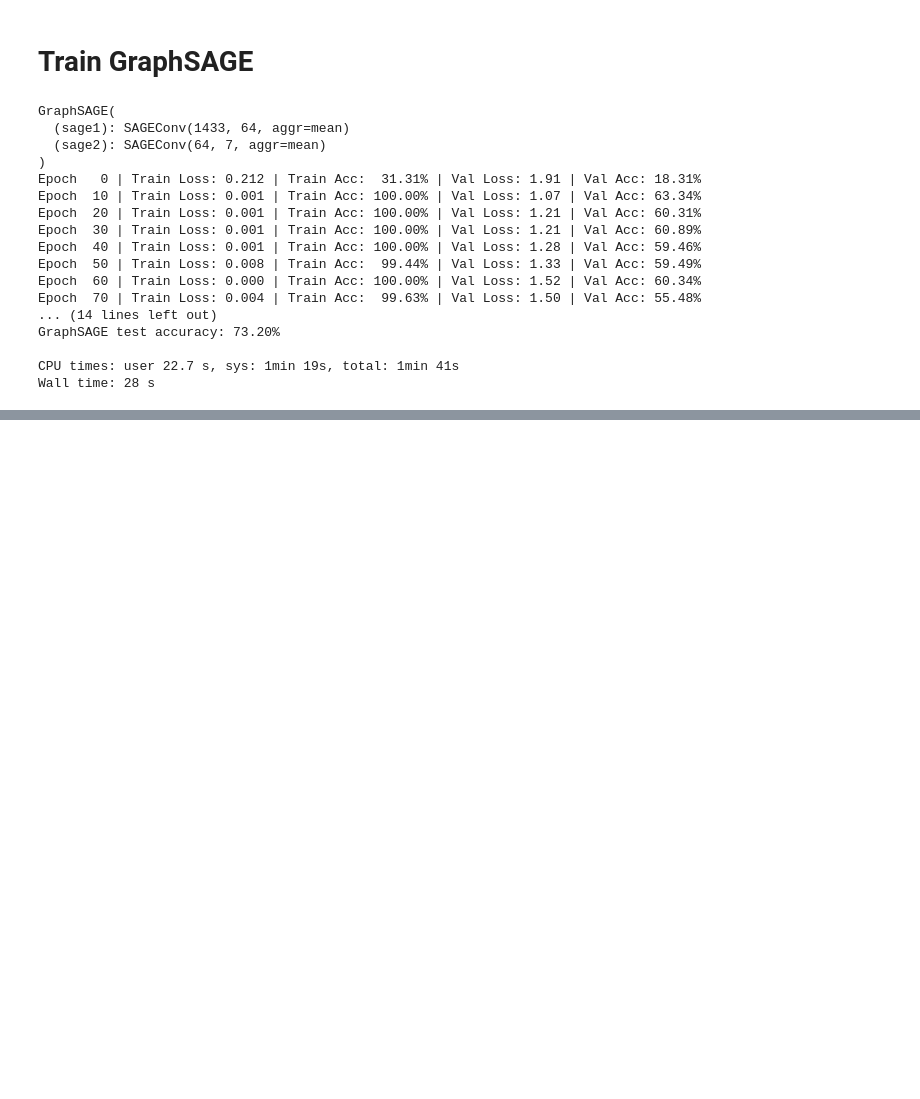
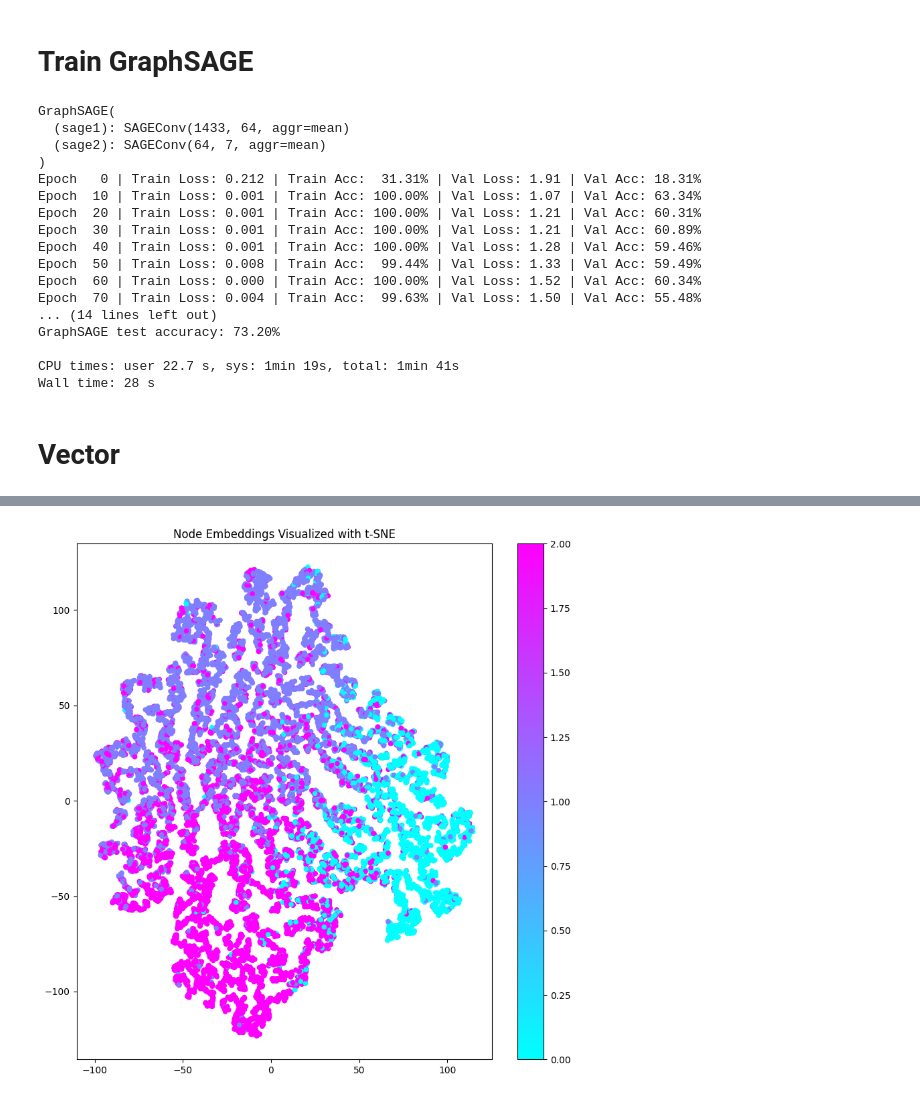
Before and after one commit to poppypeapea/dynmamic-form-testing, a Jupyter notebook: GraphSAGE.ipynb, the cells around one changed output, grey strips where cells are left out. Drawn from its saved outputs; the diff is of its cells as text; code cells hidden in the pictures; blank space fills up the shorter version.

Commit message:
model implement

```diff
--- a/GraphSAGE.ipynb
+++ b/GraphSAGE.ipynb
@@ -249,3 +266,5 @@ GraphSAGE test accuracy: 73.20%
 
 CPU times: user 22.7 s, sys: 1min 19s, total: 1min 41s
 Wall time: 28 s
+# %% [markdown]
+# Vector
@@ -251,0 +273,50 @@ Wall time: 28 s
+# %%
+# Instantiate the model, define the optimizer and the loss function
+model = GraphSAGE(dataset.num_features, 64, 16) # Reduce the output dimension to 16 for visualization
+optimizer = torch.optim.Adam(model.parameters(), lr=0.01, weight_decay=5e-4)
+criterion = torch.nn.CrossEntropyLoss()
+
+# Training function
+def train():
+    model.train()
+    total_loss = 0
+    batch_count = 0
+    for batch in train_loader:
+        optimizer.zero_grad()
+        out = model(batch.x, batch.edge_index)
+
+        # Ensure the train_mask is boolean
+        train_mask = batch.train_mask
+        if train_mask.dtype != torch.bool:
+            train_mask = train_mask.bool()
+
+        # Compute the loss
+        loss = criterion(out[train_mask], batch.y[train_mask])
+
+        loss.backward()
+        optimizer.step()
+        total_loss += loss.item()
+        batch_count += 1
+    return total_loss / batch_count
+
+# Train the model
+for epoch in range(200):  # Adjust the number of epochs as needed
+    loss = train()
+    if epoch % 10 == 0:
+        print(f'Epoch {epoch}, Loss: {loss:.4f}')
+
+# Get the node embeddings
+model.eval()
+with torch.no_grad():
+    embeddings = model(data.x, data.edge_index)
+
+# Visualize the node embeddings using t-SNE
+tsne = TSNE(n_components=2) # Reduce the dimensionality to 2
+embeddings_2d = tsne.fit_transform(embeddings.numpy())
+
+plt.figure(figsize=(10, 10))
+plt.scatter(embeddings_2d[:, 0], embeddings_2d[:, 1], c=data.y.numpy(), cmap='cool', s=20)
+plt.colorbar()
+plt.title('Node Embeddings Visualized with t-SNE')
+plt.show()
+# %% [output]
@@ -251,0 +343 @@ Wall time: 28 s
+[figure, added]
```
Also changed, not shown: parts of 8 cells of this notebook.
